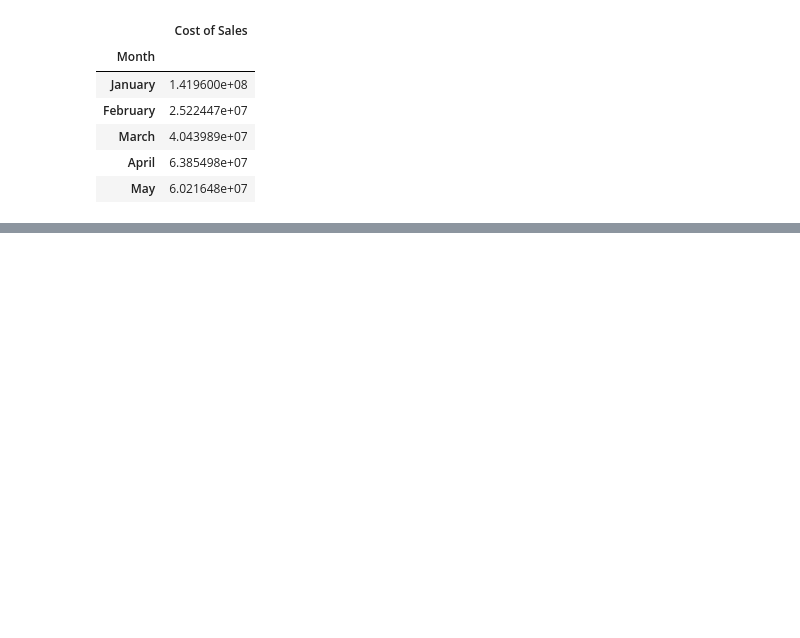
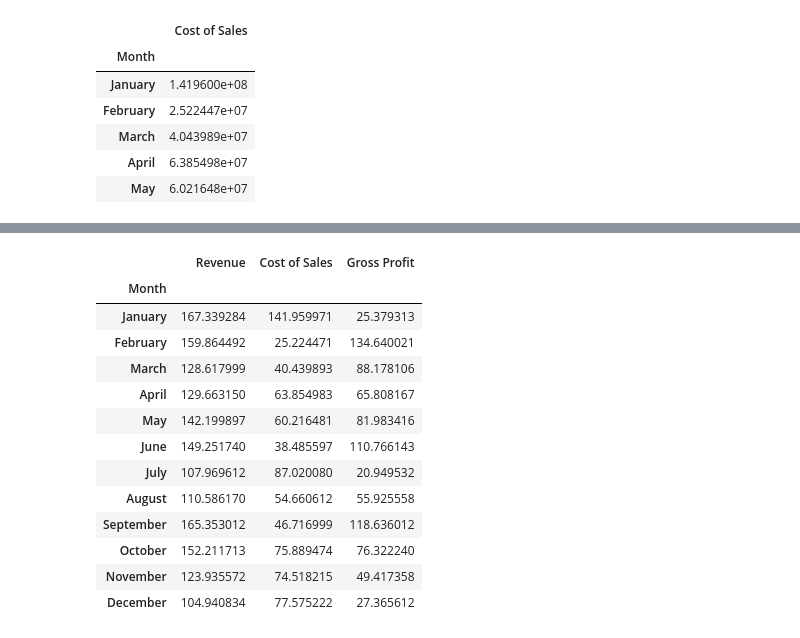
Before and after one commit to nkwachiabel/gross-profit-analysis, a Jupyter notebook: Gross profit analysis.ipynb, the cells around one changed output, grey strips where cells are left out. Cells and saved outputs as stored; diff of their text form; code cells hidden in the pictures; blank space fills up the shorter version.

```diff
--- a/Gross profit analysis.ipynb
+++ b/Gross profit analysis.ipynb
@@ -142 +118,22 @@ gp2
+# %%
+gp3 = gp2.copy()
+gp3['Revenue'] = gp3['Revenue']/1000000
+gp3['Cost of Sales'] = gp3['Cost of Sales']/1000000
+gp3['Gross Profit'] = gp3['Gross Profit']/1000000
+gp3
+# %% [output]
+|  | Revenue | Cost of Sales | Gross Profit |
+| Month |  |  |  |
+| January | 167.339284 | 141.959971 | 25.379313 |
+| February | 159.864492 | 25.224471 | 134.640021 |
+| March | 128.617999 | 40.439893 | 88.178106 |
+| April | 129.663150 | 63.854983 | 65.808167 |
+| May | 142.199897 | 60.216481 | 81.983416 |
+| June | 149.251740 | 38.485597 | 110.766143 |
+| July | 107.969612 | 87.020080 | 20.949532 |
+| August | 110.586170 | 54.660612 | 55.925558 |
+| September | 165.353012 | 46.716999 | 118.636012 |
+| October | 152.211713 | 75.889474 | 76.322240 |
+| November | 123.935572 | 74.518215 | 49.417358 |
+| December | 104.940834 | 77.575222 | 27.365612 |
 # %%
```
Also changed, not shown: parts of 12 cells of this notebook.
